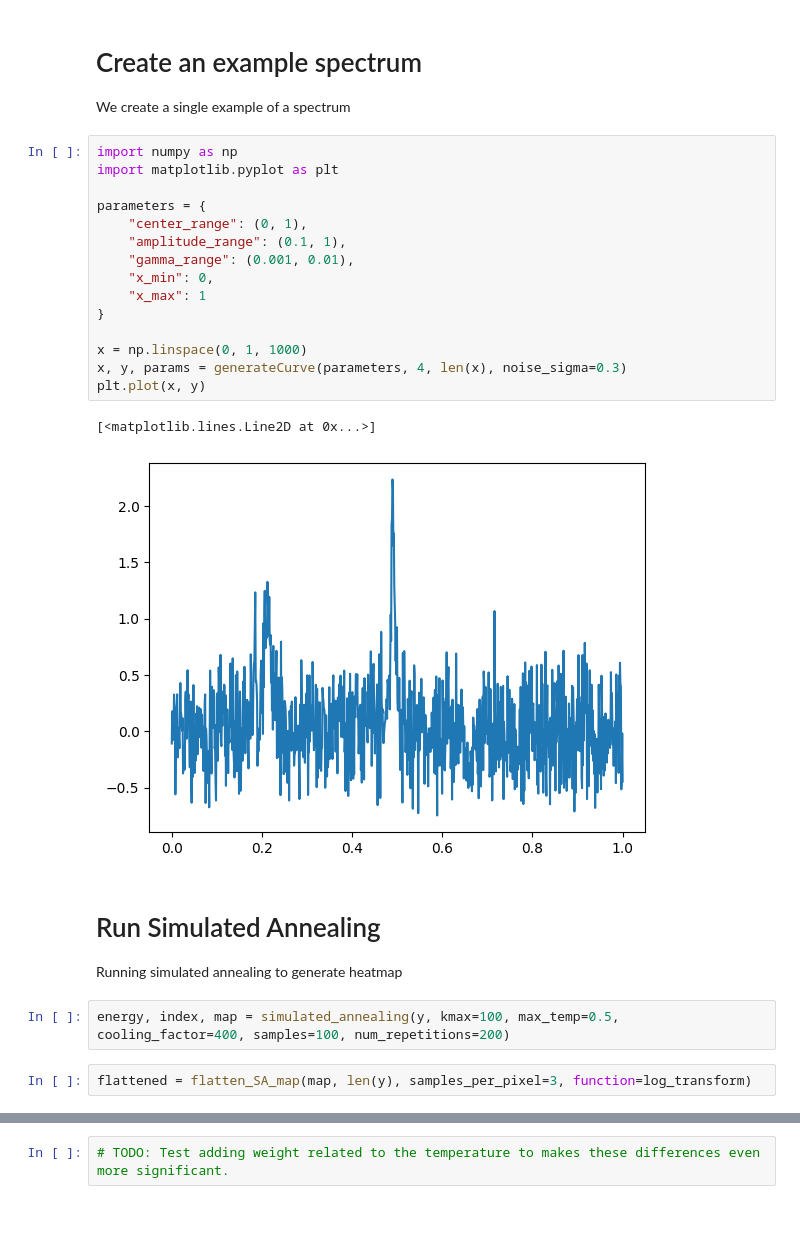
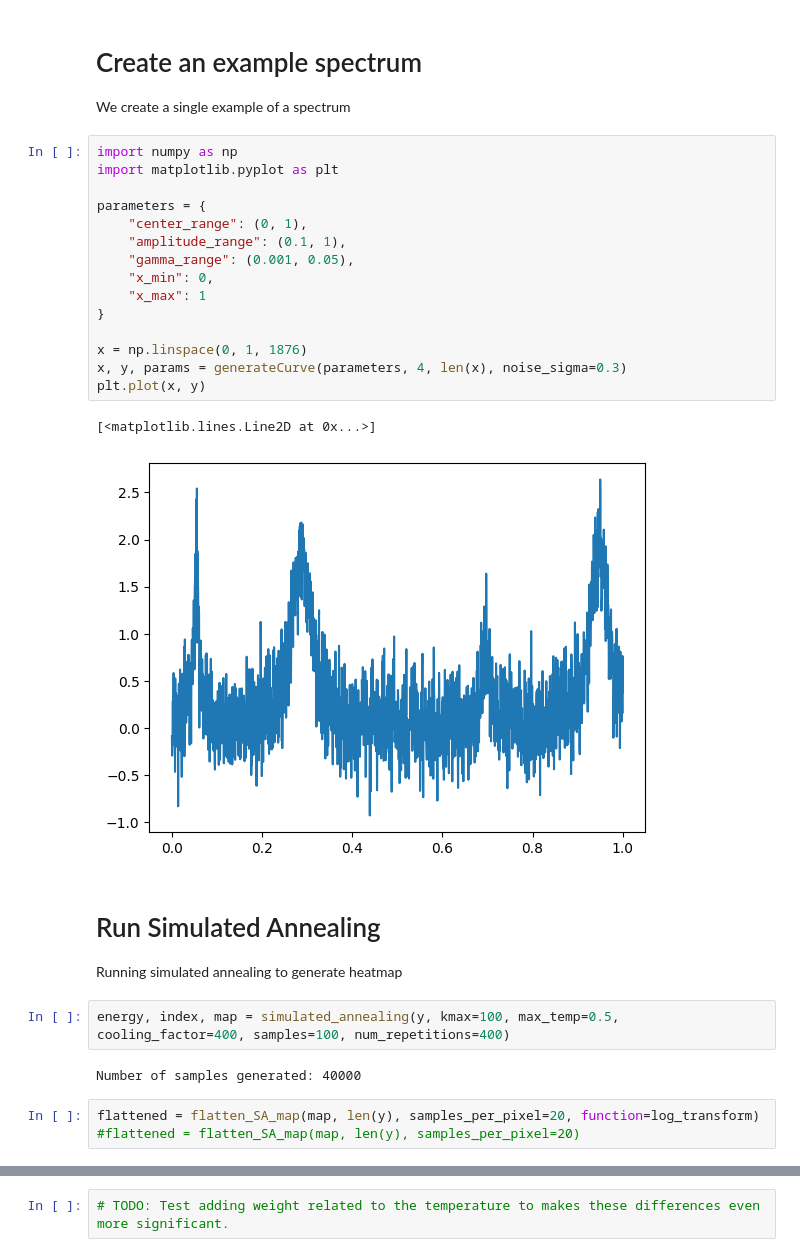
Before and after one commit to SauloSamps/Raman-Fitting-Pipeline, a Jupyter notebook: code/lab-sa.ipynb, the cells around one changed output, grey strips where cells are left out. Cells and saved outputs as stored; diff of their text form; blank space fills up the shorter version.

```diff
--- a/code/lab-sa.ipynb
+++ b/code/lab-sa.ipynb
@@ -8,29 +8,32 @@ We create a single example of a spectrum
 # %%
 import numpy as np
 import matplotlib.pyplot as plt
 
 parameters = {
     "center_range": (0, 1),
     "amplitude_range": (0.1, 1),
-    "gamma_range": (0.001, 0.01),
+    "gamma_range": (0.001, 0.05),
     "x_min": 0,
     "x_max": 1
 }
 
-x = np.linspace(0, 1, 1000)
+x = np.linspace(0, 1, 1876)
 x, y, params = generateCurve(parameters, 4, len(x), noise_sigma=0.3)
 plt.plot(x, y)
 # %% [output]
 [<matplotlib.lines.Line2D at 0x...>]
-[figure, old version]
+[figure, new version]
 # %% [markdown]
 # Run Simulated Annealing
 
 Running simulated annealing to generate heatmap
 # %%
-energy, index, map = simulated_annealing(y, kmax=100, max_temp=0.5, cooling_factor=400, samples=100, num_repetitions=200)
+energy, index, map = simulated_annealing(y, kmax=100, max_temp=0.5, cooling_factor=400, samples=100, num_repetitions=400)
+# %% [output]
+Number of samples generated: 40000
 # %%
-flattened = flatten_SA_map(map, len(y), samples_per_pixel=3, function=log_transform)
+flattened = flatten_SA_map(map, len(y), samples_per_pixel=20, function=log_transform)
+#flattened = flatten_SA_map(map, len(y), samples_per_pixel=20)
 # %%
 import seaborn as sns
 import matplotlib.pyplot as plt
```
Also changed, not shown: parts of 5 cells of this notebook, 1 other file.
